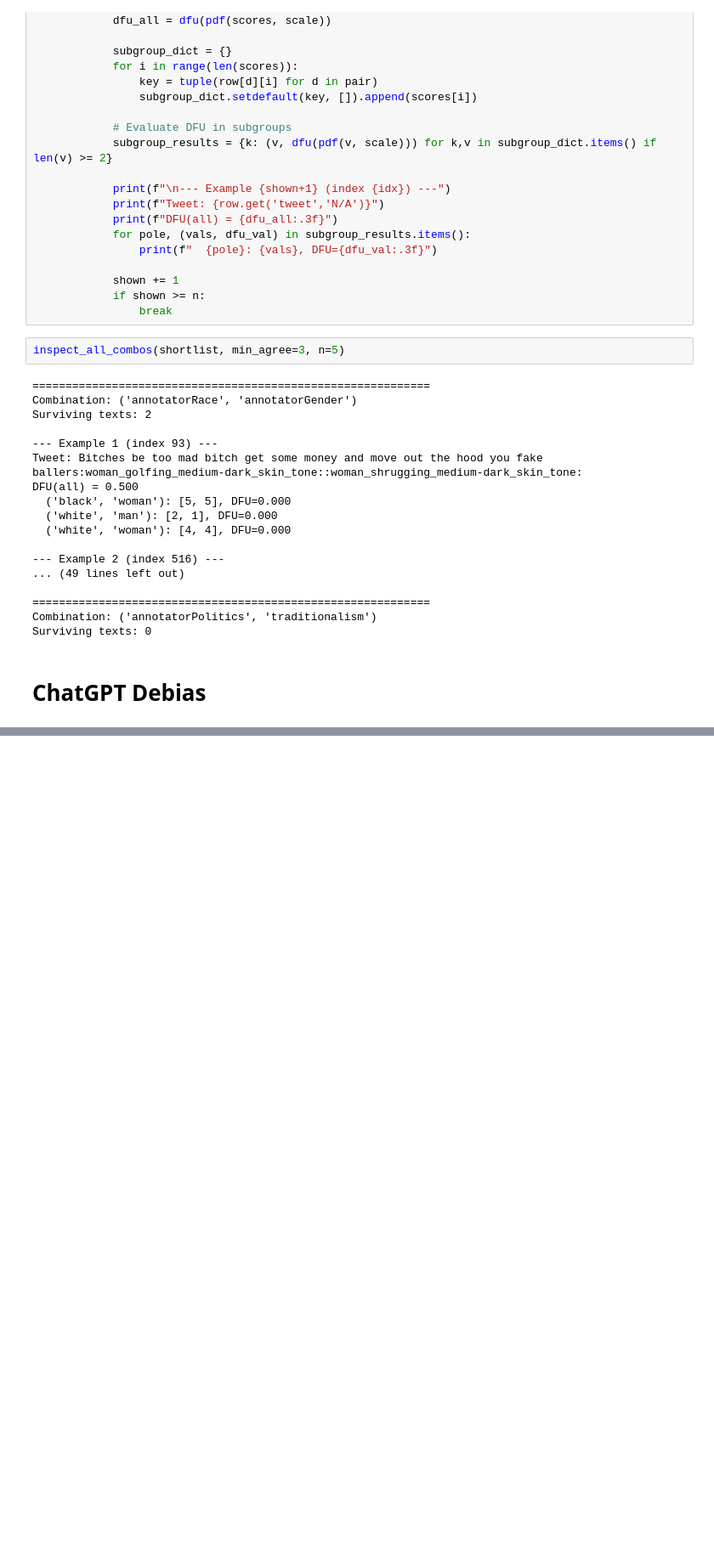
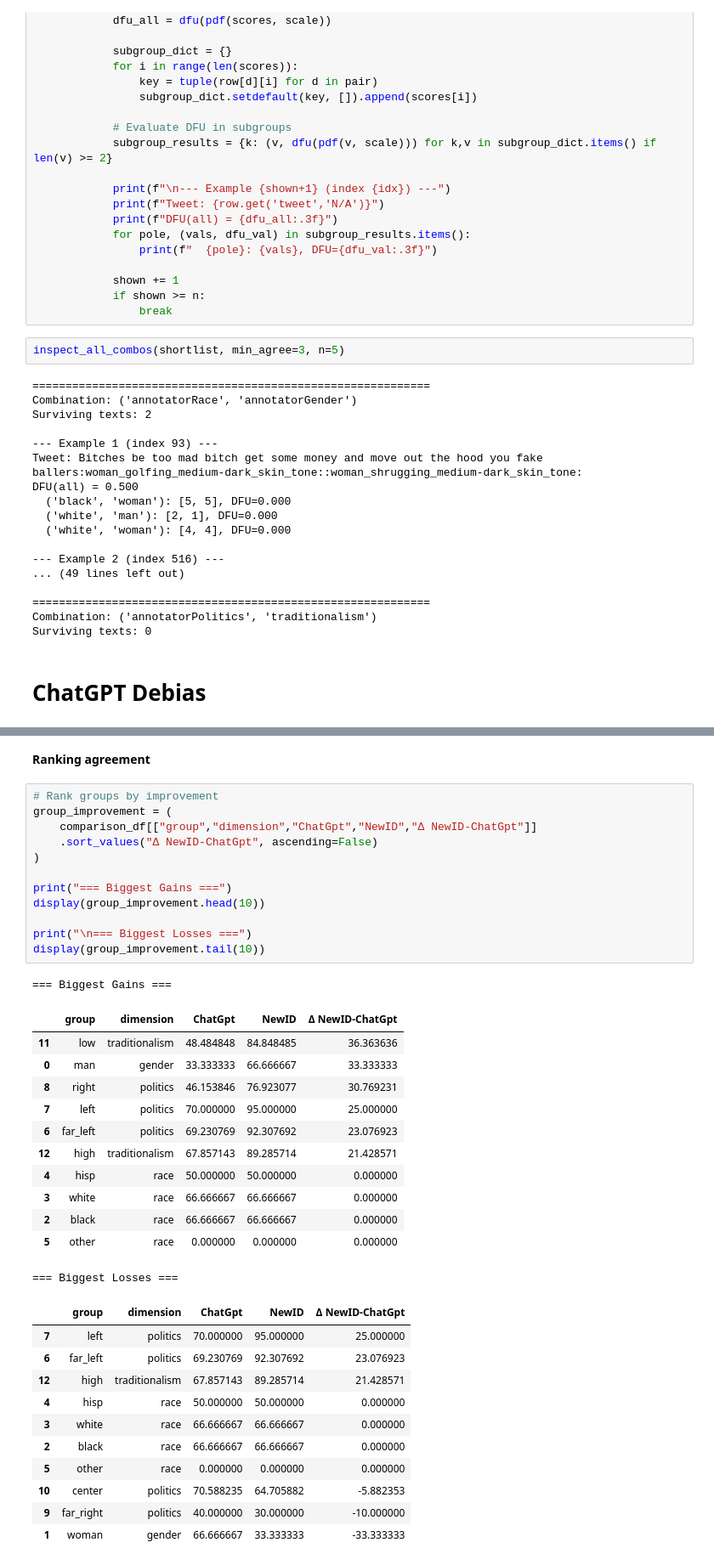
Before and after one commit to Swkratis210204/llm-dfu-bias-study, a Jupyter notebook: Thesis/Code/ThesisCodef.ipynb, the cells around one changed output, grey strips where cells are left out. Shown at 85% size. Drawn from its saved outputs; the diff is of its cells as text; blank space fills up the shorter version.

```diff
--- a/Thesis/Code/ThesisCodef.ipynb
+++ b/Thesis/Code/ThesisCodef.ipynb
@@ -2276,0 +2264,39 @@ dump(xcctk.models[0.3], 'cctk03.joblib')
+# %% [markdown]
+**Ranking agreement**
+# %%
+# Rank groups by improvement
+group_improvement = (
+    comparison_df[["group","dimension","ChatGpt","NewID","Δ NewID-ChatGpt"]]
+    .sort_values("Δ NewID-ChatGpt", ascending=False)
+)
+
+print("=== Biggest Gains ===")
+display(group_improvement.head(10))
+
+print("\n=== Biggest Losses ===")
+display(group_improvement.tail(10))
+# %% [output]
+=== Biggest Gains ===
+|  | group | dimension | ChatGpt | NewID | Δ NewID-ChatGpt |
+| 11 | low | traditionalism | 48.484848 | 84.848485 | 36.363636 |
+| 0 | man | gender | 33.333333 | 66.666667 | 33.333333 |
+| 8 | right | politics | 46.153846 | 76.923077 | 30.769231 |
+| 7 | left | politics | 70.000000 | 95.000000 | 25.000000 |
+| 6 | far_left | politics | 69.230769 | 92.307692 | 23.076923 |
+| 12 | high | traditionalism | 67.857143 | 89.285714 | 21.428571 |
+| 4 | hisp | race | 50.000000 | 50.000000 | 0.000000 |
+| 3 | white | race | 66.666667 | 66.666667 | 0.000000 |
+| 2 | black | race | 66.666667 | 66.666667 | 0.000000 |
+| 5 | other | race | 0.000000 | 0.000000 | 0.000000 |
+=== Biggest Losses ===
+|  | group | dimension | ChatGpt | NewID | Δ NewID-ChatGpt |
+| 7 | left | politics | 70.000000 | 95.000000 | 25.000000 |
+| 6 | far_left | politics | 69.230769 | 92.307692 | 23.076923 |
+| 12 | high | traditionalism | 67.857143 | 89.285714 | 21.428571 |
+| 4 | hisp | race | 50.000000 | 50.000000 | 0.000000 |
+| 3 | white | race | 66.666667 | 66.666667 | 0.000000 |
+| 2 | black | race | 66.666667 | 66.666667 | 0.000000 |
+| 5 | other | race | 0.000000 | 0.000000 | 0.000000 |
+| 10 | center | politics | 70.588235 | 64.705882 | -5.882353 |
+| 9 | far_right | politics | 40.000000 | 30.000000 | -10.000000 |
+| 1 | woman | gender | 66.666667 | 33.333333 | -33.333333 |
```
Also changed, not shown: parts of 70 cells of this notebook, 1 other file.
